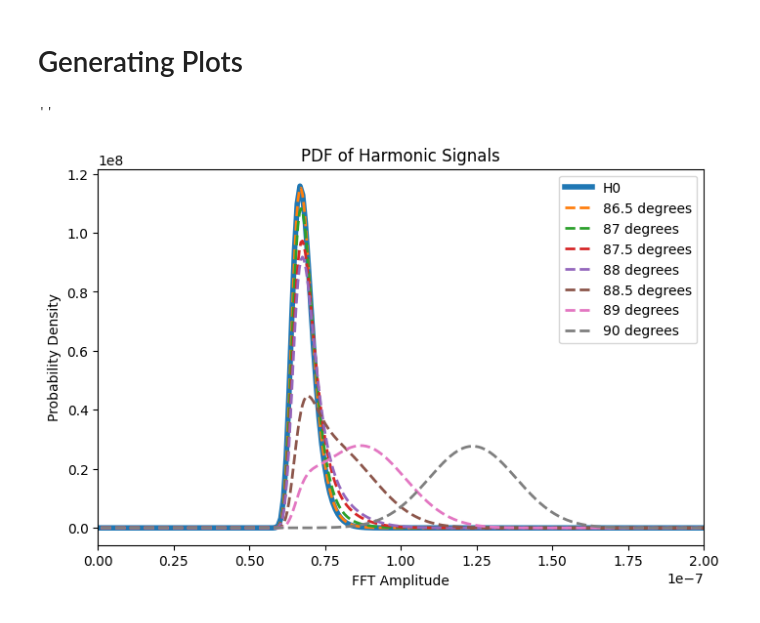
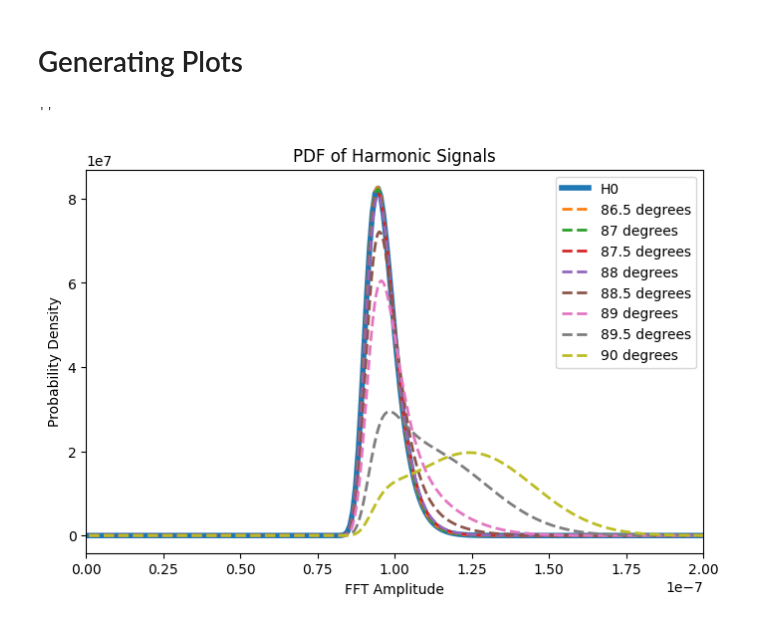
Before and after one commit to QTNM/PowerCutStats, a Jupyter notebook: examples/Simple Fake PDF.ipynb, the cells around one changed output. Saved outputs shown, nothing was run; the diff lists cells and outputs as text; code cells hidden in the pictures.

```diff
--- a/examples/Simple Fake PDF.ipynb
+++ b/examples/Simple Fake PDF.ipynb
@@ -14,7 +14,7 @@ Below we specify the values for impedance, number of channels, boltzmann constan
 
 We then calculate the noise power, the variance for the time and frequency domain (divided by the number of samples).
 # %%
-R, Nch, kb, bw, Nsamp, T= 496.1709043911709, 1, 1.38e-23, 500e6, 40960, 5
+R, Nch, kb, bw, Nsamp, T= 496.1709043911709, 1, 1.38e-23, 1000e6, 40960, 5
 
 # R = Impedance
 # Nch = No. of channels
@@ -375,17 +438,20 @@ print(np.sum(abs(sin_fft)**2 / np.sum(abs(output)**2)))
 # %% [markdown]
 # Generating Plots
 # %%
-file_list = ['harmonic/86p5deg/out_0aa72c89-416e-4f11-8eda-ae7542078817.h5',
+file_list = [
+    'harmonic/86p5deg/out_0aa72c89-416e-4f11-8eda-ae7542078817.h5',
     'harmonic/87deg/out_0a5c4e19-2fc3-4f5c-9090-8d2cce62ae19.h5',
     'harmonic/87p5deg/out_0c7fdf39-0ea3-4c84-9a9d-60c68b480bb1.h5',
     'harmonic/88deg/out_0ad74f8f-ec02-44f5-a5af-5c69bef4774e.h5',
     'harmonic/88p5deg/out_0a1bc7f8-6e25-47f3-9743-f404227c3d0b.h5',
     'harmonic/89deg/out_1a0ad631-1153-47ef-8cba-ea9ab0cefa3d.h5',
+    'harmonic/89p5deg/out_51db499d-c8ea-4cce-884b-d9c3e3f44ed1.h5',
     'harmonic/90deg/out_0a5a3368-a72b-4392-9ccd-bbcaf9762cbd.h5']
 
-harmonic_angles = ['86.5', '87', '87.5', '88', '88.5', '89', '90']
+harmonic_angles = ['86.5', '87', '87.5', '88', '88.5', '89','89.5', '90']
 
-
+# harmonic_angles = ['90']
+# harmonic_angles = ['86.5']
 
 fig = plt.figure(figsize=(8,5))
 ax = fig.add_subplot(1,1,1)
@@ -423,33 +489,36 @@ for i, file_ in enumerate(file_list):
 
     # noise_f[:, peak_inds] += peaks
     # signal_maxima = np.max(abs(lots_of_noise),axis=1)
 
     rice_cdf = np.ones(20001)
     for peak in peaks:
         rice_cdf *= scipy.stats.rice.cdf(y, b=abs(peak)/np.sqrt(tau_1f/2), loc=0, scale=np.sqrt(tau_1f/2))
 
     signal_cdf = rice_cdf * (1-np.exp(-(y**2)/tau_1f)) ** (Nsamp-peaks.size)
 
     signal_pdf = np.gradient(signal_cdf, y[1]-y[0])
 
     # hist = ax.hist(noise_f, bins=100, density=True, histtype='step', label='Noise Hist' )
     # hist = ax.hist(signal_maxima, bins=100, density=True, histtype='step', label='Hist')
 
     # linestyles = ['--', '-.', '-', ':', '-.', '--', '-']
 
     signal_label = str(harmonic_angles[i]) + ' degrees'
     ax.plot(y, signal_pdf, label = signal_label, ls='--', lw=2)
 
 ax.set_xlabel('FFT Amplitude')
 ax.set_ylabel('Probability Density')
 
 ax.set_xlim(0.0, 2e-7)
 
 ax.legend()
 
-plt.savefig('../figures/harmonic_signals_PDF.pdf', format='pdf', dpi=300)
-plt.savefig('../figures/harmonic_signals_PDF.png', format='png', dpi=300)
+# plt.savefig('../figures/harmonic_signals_PDF_86p5.pdf', format='pdf', dpi=300)
+# plt.savefig('../figures/harmonic_signals_PDF_86p5.png', format='png', dpi=300)
+
+# plt.savefig('../figures/harmonic_signals_PDF.pdf', format='pdf', dpi=300)
+# plt.savefig('../figures/harmonic_signals_PDF.png', format='png', dpi=300)
 ;
 # %% [output]
 ''
-[figure, old version]
+[figure, new version]
```
Also changed, not shown: parts of 30 cells of this notebook, 27 other files.
